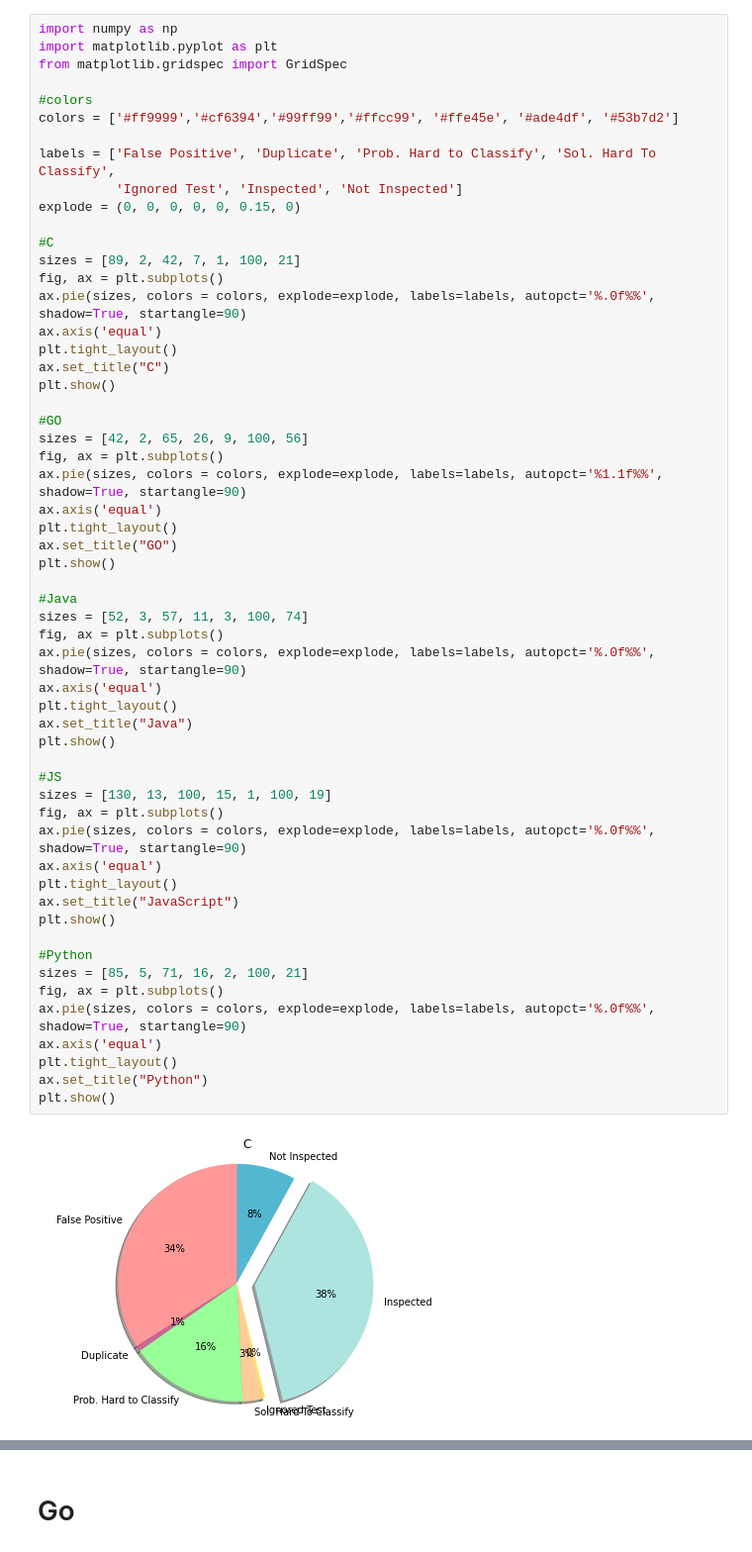
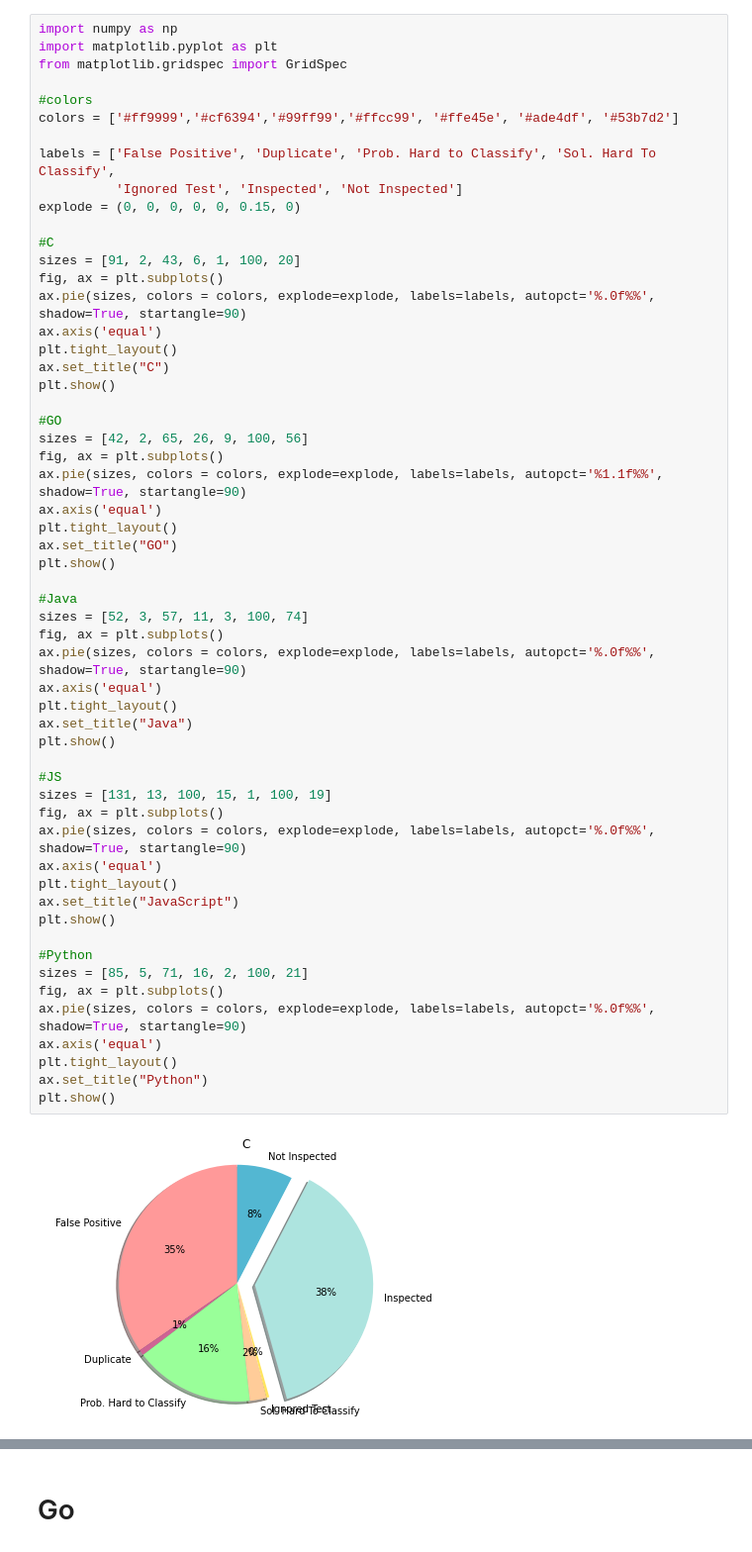
Before and after one commit to Test-Flaky/TSE22, a Jupyter notebook: src/piecharts.ipynb, the cells around one changed output, grey strips where cells are left out. Shown at 99% size. Drawn from its saved outputs; the diff is of its cells as text.

```diff
--- a/src/piecharts.ipynb
+++ b/src/piecharts.ipynb
@@ -24,7 +24,7 @@ labels = ['False Positive', 'Duplicate', 'Prob. Hard to Classify', 'Sol. Hard To
 explode = (0, 0, 0, 0, 0, 0.15, 0)
 
 #C
-sizes = [89, 2, 42, 7, 1, 100, 21]
+sizes = [91, 2, 43, 6, 1, 100, 20]
 fig, ax = plt.subplots()
 ax.pie(sizes, colors = colors, explode=explode, labels=labels, autopct='%.0f%%', shadow=True, startangle=90)
 ax.axis('equal')
@@ -40,35 +40,35 @@ ax.axis('equal')
 plt.tight_layout()
 ax.set_title("GO")
 plt.show()
 
 #Java
 sizes = [52, 3, 57, 11, 3, 100, 74]
 fig, ax = plt.subplots()
 ax.pie(sizes, colors = colors, explode=explode, labels=labels, autopct='%.0f%%', shadow=True, startangle=90)
 ax.axis('equal')
 plt.tight_layout()
 ax.set_title("Java")
 plt.show()
 
 #JS
-sizes = [130, 13, 100, 15, 1, 100, 19]
+sizes = [131, 13, 100, 15, 1, 100, 19]
 fig, ax = plt.subplots()
 ax.pie(sizes, colors = colors, explode=explode, labels=labels, autopct='%.0f%%', shadow=True, startangle=90)
 ax.axis('equal')
 plt.tight_layout()
 ax.set_title("JavaScript")
 plt.show()
 
 #Python
 sizes = [85, 5, 71, 16, 2, 100, 21]
 fig, ax = plt.subplots()
 ax.pie(sizes, colors = colors, explode=explode, labels=labels, autopct='%.0f%%', shadow=True, startangle=90)
 ax.axis('equal')
 plt.tight_layout()
 ax.set_title("Python")
 plt.show()
 # %% [output]
-[figure, old version]
+[figure, new version]
 [figure]
 [figure]
 [figure]
```
Also changed, not shown: parts of 21 cells of this notebook.
